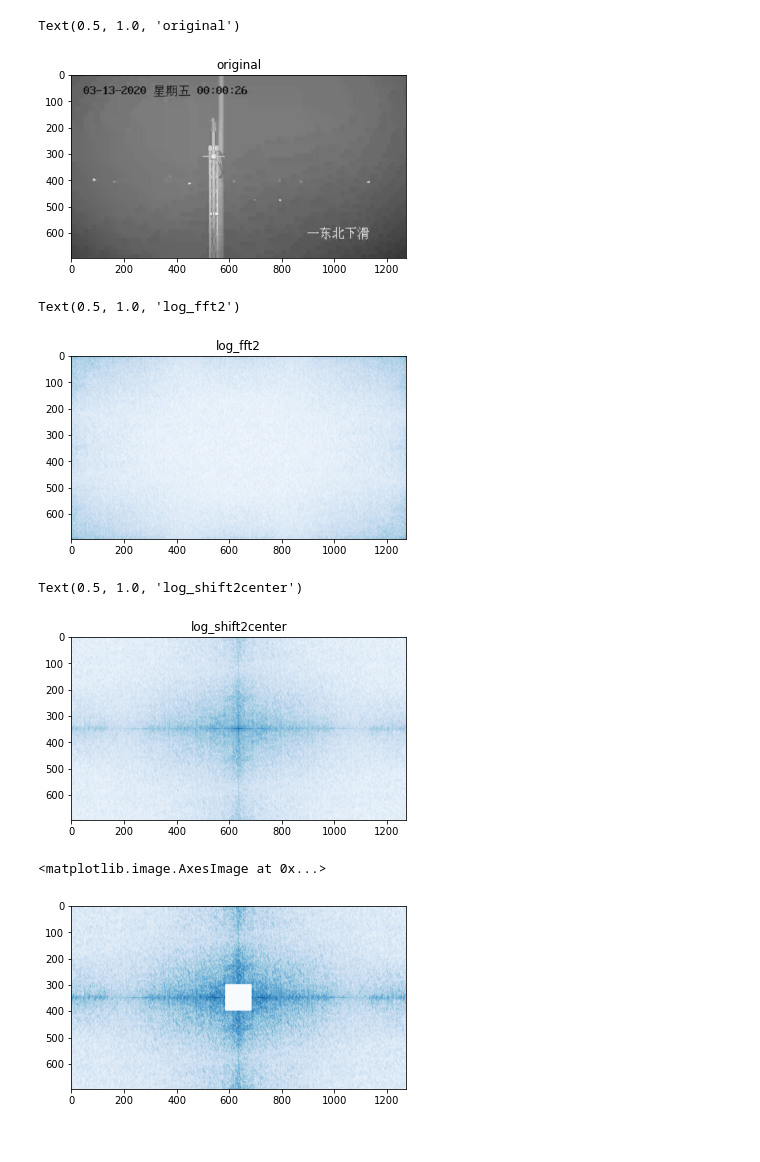
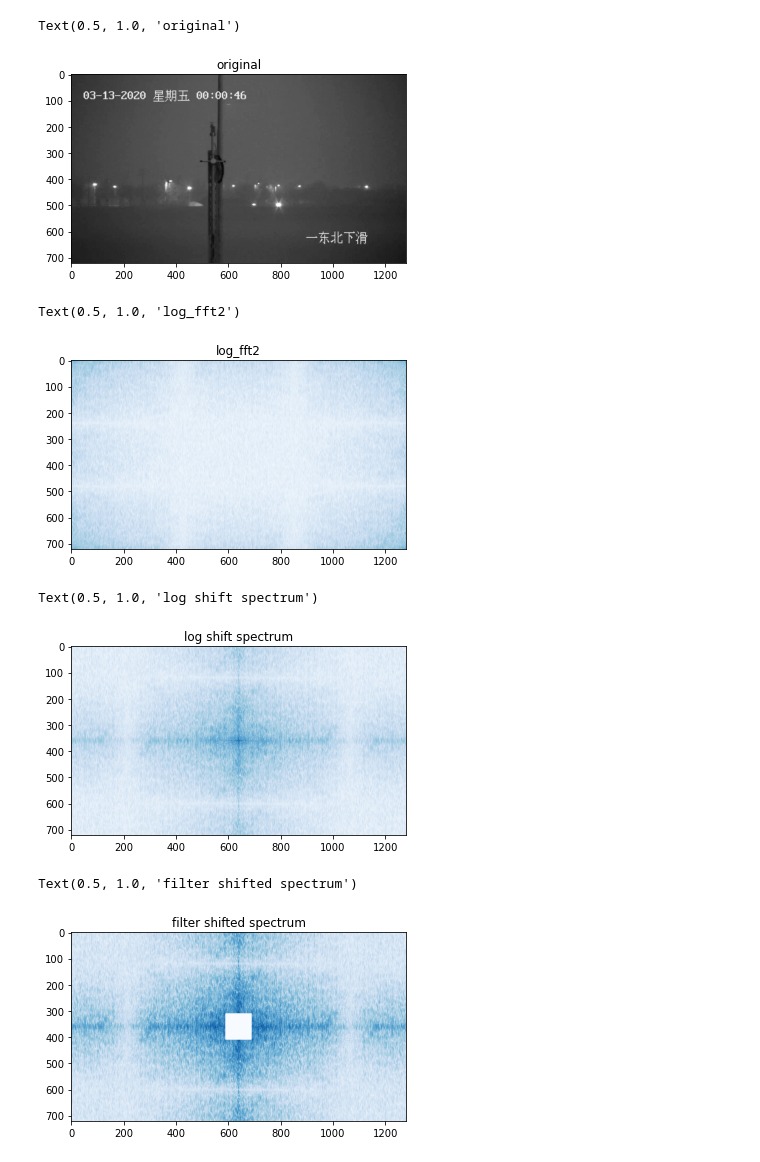
Before and after one commit to Pangjing-Wu/MathModeling2020, a Jupyter notebook: fft.ipynb, the cells around one changed output. Saved outputs shown, nothing was run; the diff lists cells and outputs as text; code cells hidden in the pictures.

```diff
--- a/fft.ipynb
+++ b/fft.ipynb
@@ -3,7 +3,7 @@ import cv2
 import numpy as np
 import matplotlib.pyplot as plt
 # %%
-img = plt.imread('./data/1.png')
+img = plt.imread('./data/vedio/vedio1.png')
 img = 0.2126 * img[:,:,0] + 0.7152 * img[:,:,1] + 0.0722 * img[:,:,2]
 # %%
 #显示原图
@@ -12,7 +12,7 @@ plt.imshow(img,'gray')
 plt.title('original')
 # %% [output]
 Text(0.5, 1.0, 'original')
-[figure, old version]
+[figure, new version]
 # %%
 #傅立叶变换对数变换
 dft = cv2.dft(np.float32(img), flags = cv2.DFT_COMPLEX_OUTPUT)
@@ -24,30 +24,31 @@ plt.imshow(log_fft2[:,:,0], 'Blues')
 plt.title('log_fft2')
 # %% [output]
 Text(0.5, 1.0, 'log_fft2')
-[figure, old version]
+[figure, new version]
 # %%
 #对中心化后的结果进行对数变换
 log_shift2center = np.log(1 + np.abs(shift2center))
 plt.figure()
 plt.imshow(log_shift2center[:,:,0], 'Blues')
-plt.title('log_shift2center')
+plt.title('log shift spectrum')
 # %% [output]
-Text(0.5, 1.0, 'log_shift2center')
+Text(0.5, 1.0, 'log shift spectrum')
-[figure, old version]
+[figure, new version]
 # %%
 #设置高通滤波器
 width = 50
 rows, cols = img.shape
 crow,ccol = int(rows/2), int(cols/2) #中心位置
 mask = np.ones((rows, cols, 2), np.uint8)
 mask[crow-width:crow+width, ccol-width:ccol+width] = 0
 #在频域上显示滤波器位置
 mask_img = log_shift2center
 mask_img[crow-width:crow+width, ccol-width:ccol+width] = 0
 plt.imshow(mask_img[:,:,0], 'Blues')
+plt.title('filter shifted spectrum')
 # %% [output]
-<matplotlib.image.AxesImage at 0x...>
+Text(0.5, 1.0, 'filter shifted spectrum')
-[figure, old version]
+[figure, new version]
 # %%
 #掩膜图像和频谱图像乘积
 f = fshift * mask
```
Also changed, not shown: parts of 1 cell of this notebook, 3 other files.
